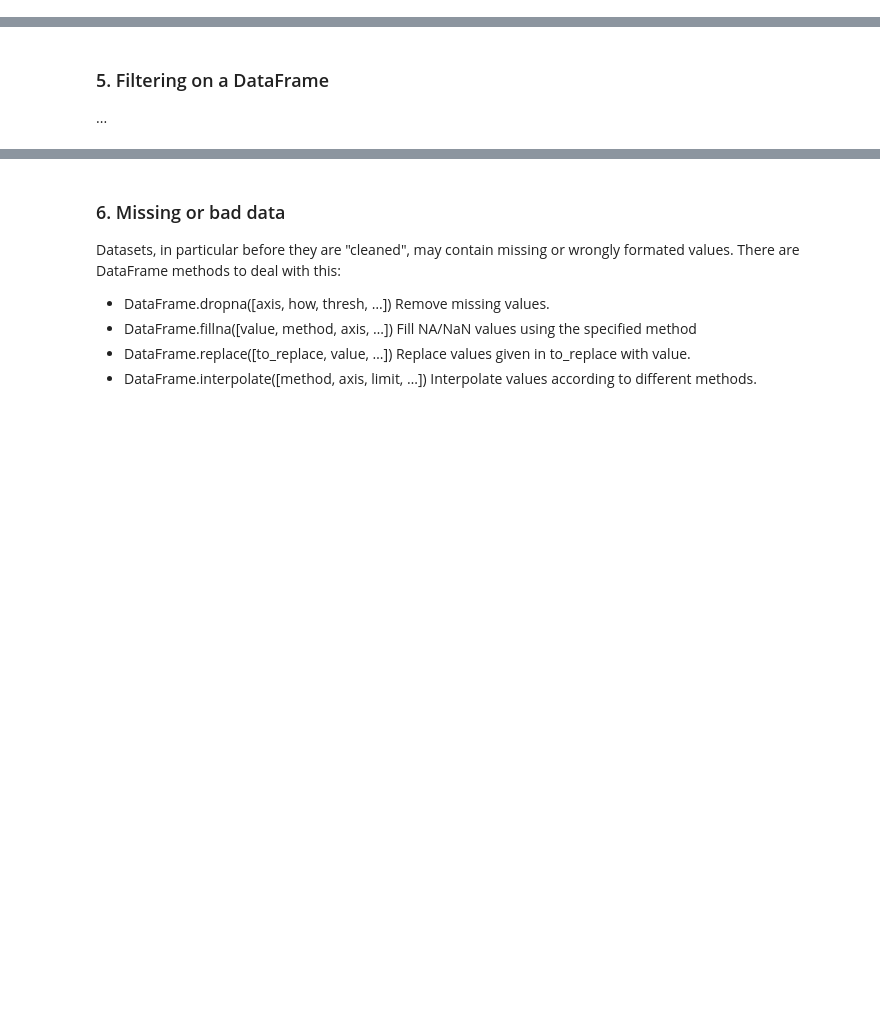
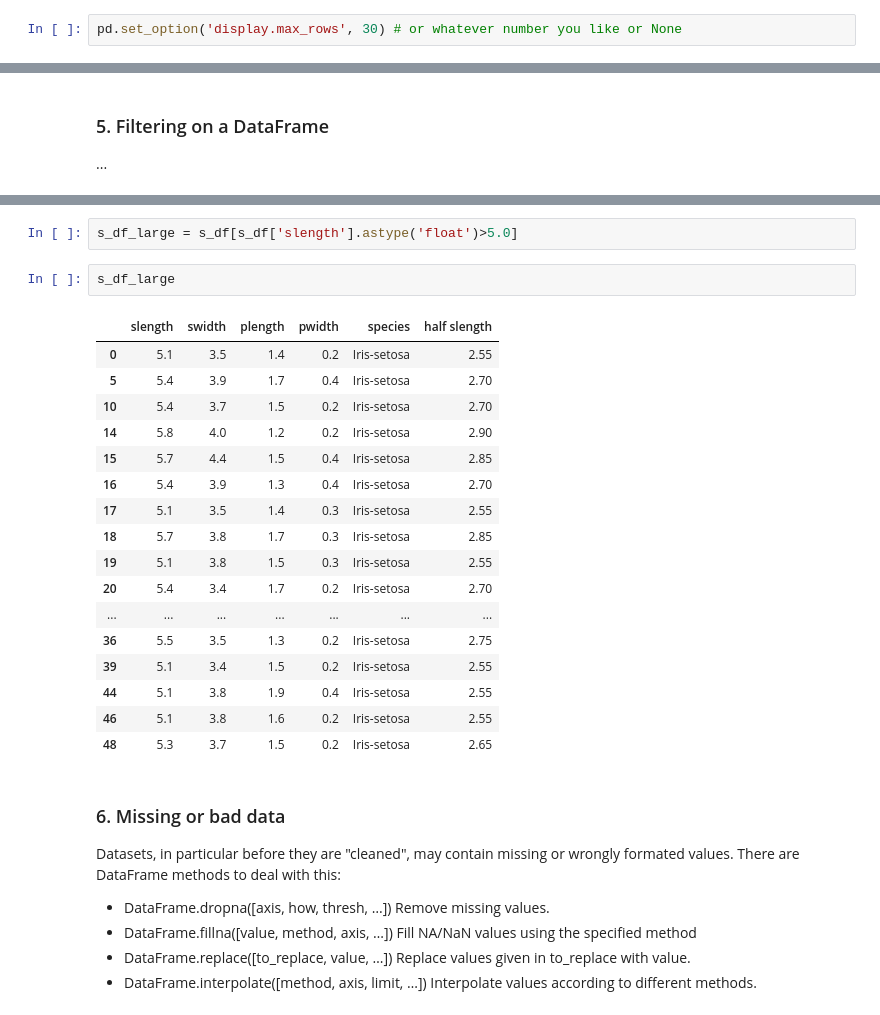
Before and after one commit to sigvehaug/CAS-Applied-Data-Science, a Jupyter notebook: Module-1/M1-D1-DM.ipynb, the cells around one changed output, grey strips where cells are left out. Drawn from its saved outputs; the diff is of its cells as text; blank space fills up the shorter version.

```diff
--- a/Module-1/M1-D1-DM.ipynb
+++ b/Module-1/M1-D1-DM.ipynb
@@ -94,0 +110,2 @@ dataframe # print data
+# %%
+pd.set_option('display.max_rows', 30) # or whatever number you like or None
@@ -294,3 +360,25 @@ Name: slength, dtype: bool
+# %%
+s_df_large = s_df[s_df['slength'].astype('float')>5.0]
+# %%
+s_df_large
+# %% [output]
+|  | slength | swidth | plength | pwidth | species | half slength |
+| 0 | 5.1 | 3.5 | 1.4 | 0.2 | Iris-setosa | 2.55 |
+| 5 | 5.4 | 3.9 | 1.7 | 0.4 | Iris-setosa | 2.70 |
+| 10 | 5.4 | 3.7 | 1.5 | 0.2 | Iris-setosa | 2.70 |
+| 14 | 5.8 | 4.0 | 1.2 | 0.2 | Iris-setosa | 2.90 |
+| 15 | 5.7 | 4.4 | 1.5 | 0.4 | Iris-setosa | 2.85 |
+| 16 | 5.4 | 3.9 | 1.3 | 0.4 | Iris-setosa | 2.70 |
+| 17 | 5.1 | 3.5 | 1.4 | 0.3 | Iris-setosa | 2.55 |
+| 18 | 5.7 | 3.8 | 1.7 | 0.3 | Iris-setosa | 2.85 |
+| 19 | 5.1 | 3.8 | 1.5 | 0.3 | Iris-setosa | 2.55 |
+| 20 | 5.4 | 3.4 | 1.7 | 0.2 | Iris-setosa | 2.70 |
+| ... | ... | ... | ... | ... | ... | ... |
+| 36 | 5.5 | 3.5 | 1.3 | 0.2 | Iris-setosa | 2.75 |
+| 39 | 5.1 | 3.4 | 1.5 | 0.2 | Iris-setosa | 2.55 |
+| 44 | 5.1 | 3.8 | 1.9 | 0.4 | Iris-setosa | 2.55 |
+| 46 | 5.1 | 3.8 | 1.6 | 0.2 | Iris-setosa | 2.55 |
+| 48 | 5.3 | 3.7 | 1.5 | 0.2 | Iris-setosa | 2.65 |
 # %% [markdown]
 ### 6. Missing or bad data
 
```
Also changed, not shown: parts of 31 cells of this notebook.
